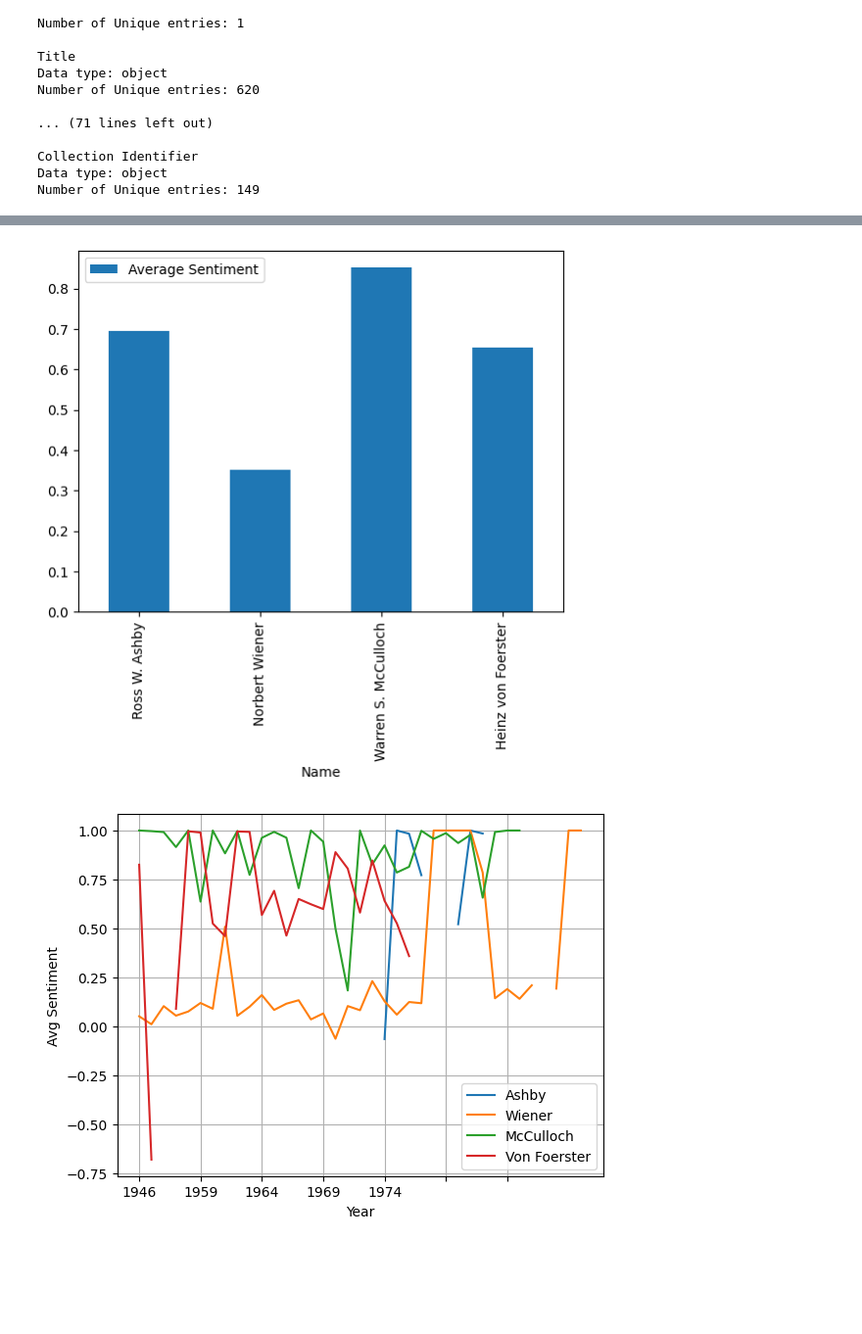
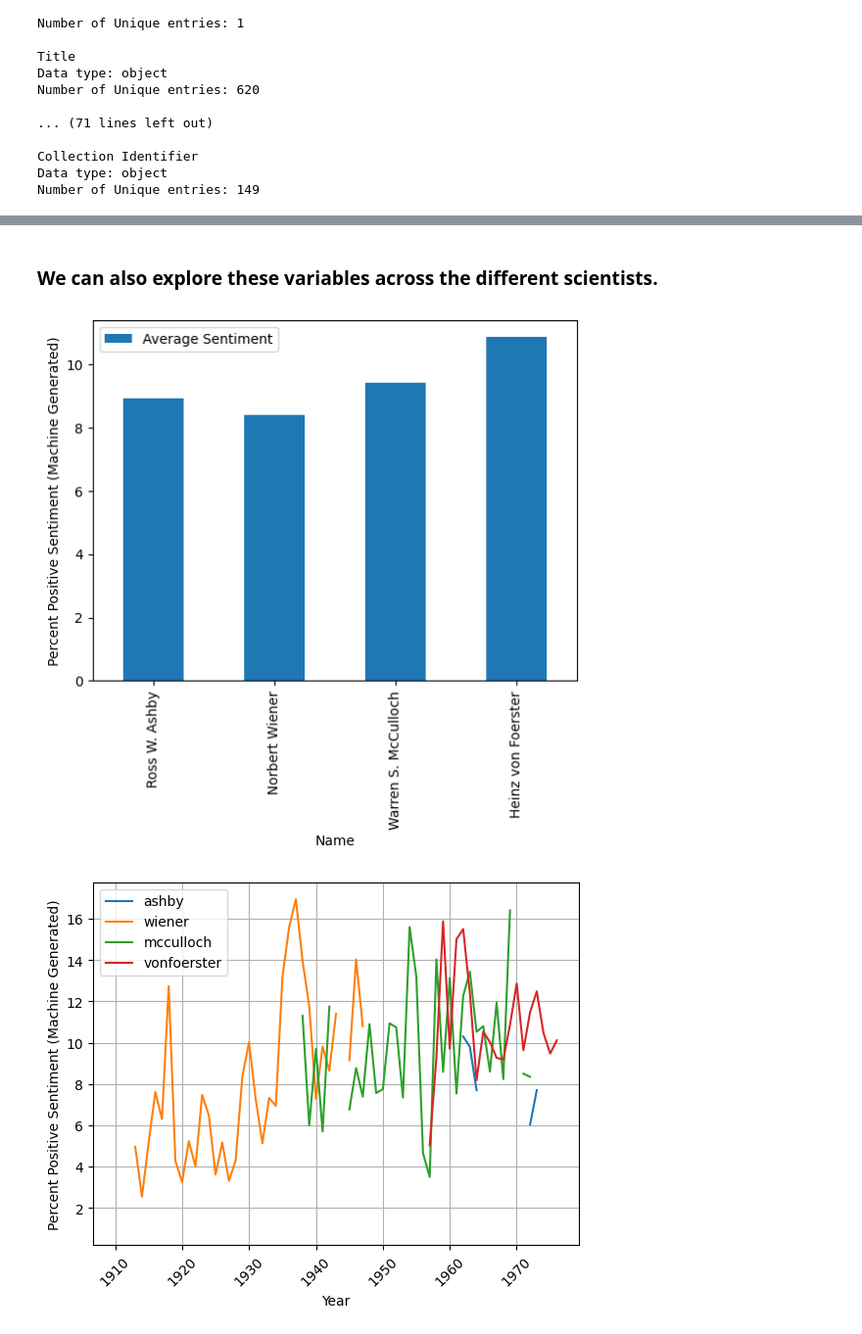
Before and after one commit to monica-marion/I501workshop, a Jupyter notebook: Workshop_part1.ipynb, the cells around one changed output, grey strips where cells are left out. Shown at 98% size. Cells and saved outputs as stored; diff of their text form; code cells hidden in the pictures; blank space fills up the shorter version.

```diff
--- a/Workshop_part1.ipynb
+++ b/Workshop_part1.ipynb
@@ -74,23 +232,23 @@ sorted_items_desc[:4]
 # %%
 ##plot the relationship between two variables
-#clean up the dates column to get a single year
+# x variable will be time
+# we can choose a y-variable from any of the numeric columns:
+y_var = 'Percent Positive Sentiment (Machine Generated)'
+
+#clean up the dates column, by taking the first year in the entry
 cybernetics_data['year'] = cybernetics_data['Date'].str.split('-|\|\|').str.get(0)
 cybernetics_data['year'] = cybernetics_data['year'].str.replace(r'[^0-9]', '', regex=True)
 
-# 2. Group by 'Year' and calculate the mean of 'Value'
-average_by_year = cybernetics_data.groupby('year')['Overall Sentiment (Machine Generated)'].mean().reset_index()
-
-# x = pd.to_numeric(cybernetics_data['year'])
-# y = cybernetics_data['Overall Sentiment (Machine Generated)']
-# Create a line plot
+# Group by year and calculate the mean of your chosen variable for that year
+average_by_year = cybernetics_data.groupby('year')[y_var].mean().reset_index()
 
 x = pd.to_numeric(average_by_year['year'])
-y = average_by_year['Overall Sentiment (Machine Generated)']
+y = average_by_year[y_var]
 plt.plot(x, y)
 
 # Add labels and a title
-plt.xlabel("Time")
-plt.ylabel("Sentiment")
+plt.xlabel("Year")
+plt.ylabel(y_var)
 
 # Display the plot
 plt.show()
@@ -99,3 +257,5 @@ plt.show()
+# %% [markdown]
+<h3> We can also explore these variables across the different scientists.</h3>
 # %%
 ## plot by creator
 ashby_df = cybernetics_data[cybernetics_data['Creator'].str.contains('Ashby, W. Ross', na=False)]
@@ -105,33 +265,55 @@ vonfoerster_df = cybernetics_data[cybernetics_data['Creator'].str.contains('von
 
 data = {
     'Name': ['Ross W. Ashby', 'Norbert Wiener', 'Warren S. McCulloch', 'Heinz von Foerster'],
-    'Average Sentiment': [ashby_df['Overall Sentiment (Machine Generated)'].mean(),
-                          wiener_df['Overall Sentiment (Machine Generated)'].mean(),
-                          mcculloch_df['Overall Sentiment (Machine Generated)'].mean(),
-                          vonfoerster_df['Overall Sentiment (Machine Generated)'].mean()],
-}
+    'Average Sentiment': [ashby_df[y_var].mean(),
+                          wiener_df[y_var].mean(),
+                          mcculloch_df[y_var].mean(),
+                          vonfoerster_df[y_var].mean()]
+                          }
+
+#make
 creator_df = pd.DataFrame(data)
 creator_df.plot.bar(x='Name', y='Average Sentiment')
+plt.ylabel(y_var)
+
 plt.show()
 # %% [output]
-[figure, old version]
+[figure, new version]
 # %%
 ## creator by year
 
-ashby_avg = ashby_df.groupby('year')['Overall Sentiment (Machine Generated)'].mean().reset_index()
-wiener_avg = wiener_df.groupby('year')['Overall Sentiment (Machine Generated)'].mean().reset_index()
-mcculloch_avg = mcculloch_df.groupby('year')['Overall Sentiment (Machine Generated)'].mean().reset_index()
-vonfoerster_avg = vonfoerster_df.groupby('year')['Overall Sentiment (Machine Generated)'].mean().reset_index()
+ashby_avg = ashby_df.groupby('year')[y_var].mean().reset_index()
+wiener_avg = wiener_df.groupby('year')[y_var].mean().reset_index()
+mcculloch_avg = mcculloch_df.groupby('year')[y_var].mean().reset_index()
+vonfoerster_avg = vonfoerster_df.groupby('year')[y_var].mean().reset_index()
 
-ax = ashby_avg.plot(x='year', y='Overall Sentiment (Machine Generated)', label='Ashby')
-wiener_avg.plot(x='year', y='Overall Sentiment (Machine Generated)', label='Wiener', ax=ax)
-mcculloch_avg.plot(x='year', y='Overall Sentiment (Machine Generated)', label='McCulloch', ax=ax)
-vonfoerster_avg.plot(x='year', y='Overall Sentiment (Machine Generated)', label='Von Foerster', ax=ax)
+##make a new dataframe
+
+data = {'year': range(1910,1985)}
+new_plot_df = pd.DataFrame(data)
+new_plot_df['year'] = new_plot_df['year'].astype(str)
+new_plot_df = pd.merge(new_plot_df, ashby_avg, on='year', how='left')
+new_plot_df = new_plot_df.rename(columns={y_var: 'ashby'})
+
+new_plot_df = pd.merge(new_plot_df, wiener_avg, on='year', how='left')
+new_plot_df = new_plot_df.rename(columns={y_var: 'wiener'})
+
+new_plot_df = pd.merge(new_plot_df, mcculloch_avg, on='year', how='left')
+new_plot_df = new_plot_df.rename(columns={y_var: 'mcculloch'})
+
+new_plot_df = pd.merge(new_plot_df, vonfoerster_avg, on='year', how='left')
+new_plot_df = new_plot_df.rename(columns={y_var: 'vonfoerster'})
+
+
+# Plot col1, col2, and col3 against the index
+new_plot_df.plot(x = 'year', y=['ashby', 'wiener', 'mcculloch', 'vonfoerster'], kind='line')
+
+plt.xticks(rotation=45)
 
 plt.xlabel('Year')
-plt.ylabel('Avg Sentiment')
+plt.ylabel(y_var)
 plt.legend()
 plt.grid(True)
 plt.show()
 # %% [output]
-[figure, old version]
+[figure, new version]
```
Also changed, not shown: parts of 18 cells of this notebook, 2 other files.
